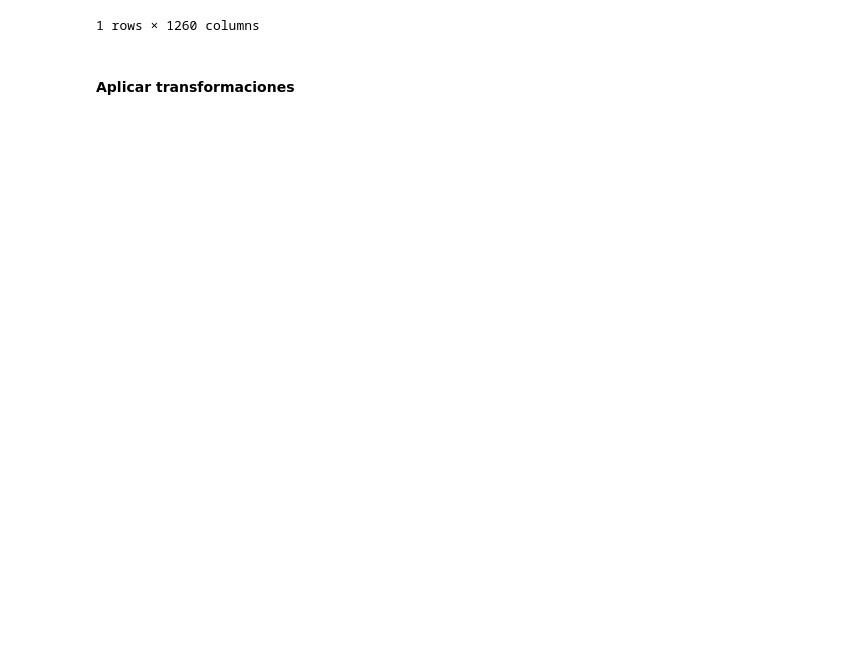
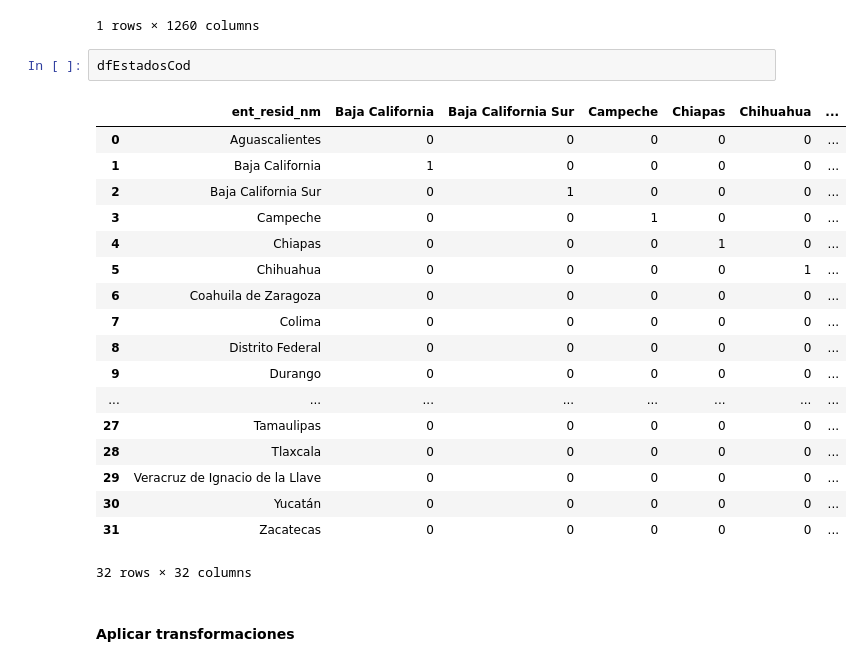
Before and after one commit to aledelorbe/pt2Codigos, a Jupyter notebook: SegundasActividades/Algoritmos.ipynb, the cells around one changed output. Cells and saved outputs as stored; diff of their text form; blank space fills up the shorter version.

```diff
--- a/SegundasActividades/Algoritmos.ipynb
+++ b/SegundasActividades/Algoritmos.ipynb
@@ -500,6 +500,27 @@ dfCanceresCodVect
 |  | Bone0 | Brain0 | Breast0 | Cervix Uteri0 | Colon and Rectum0 | Esophagus0 | Eyes0 | Female Genitals0 | ... |
 | 0 | 0 | 0 | 0 | 0 | 0 | 0 | 0 | 0 | ... |
 1 rows × 1260 columns
+# %%
+dfEstadosCod
+# %% [output]
+|  | ent_resid_nm | Baja California | Baja California Sur | Campeche | Chiapas | Chihuahua | ... |
+| 0 | Aguascalientes | 0 | 0 | 0 | 0 | 0 | ... |
+| 1 | Baja California | 1 | 0 | 0 | 0 | 0 | ... |
+| 2 | Baja California Sur | 0 | 1 | 0 | 0 | 0 | ... |
+| 3 | Campeche | 0 | 0 | 1 | 0 | 0 | ... |
+| 4 | Chiapas | 0 | 0 | 0 | 1 | 0 | ... |
+| 5 | Chihuahua | 0 | 0 | 0 | 0 | 1 | ... |
+| 6 | Coahuila de Zaragoza | 0 | 0 | 0 | 0 | 0 | ... |
+| 7 | Colima | 0 | 0 | 0 | 0 | 0 | ... |
+| 8 | Distrito Federal | 0 | 0 | 0 | 0 | 0 | ... |
+| 9 | Durango | 0 | 0 | 0 | 0 | 0 | ... |
+| ... | ... | ... | ... | ... | ... | ... | ... |
+| 27 | Tamaulipas | 0 | 0 | 0 | 0 | 0 | ... |
+| 28 | Tlaxcala | 0 | 0 | 0 | 0 | 0 | ... |
+| 29 | Veracruz de Ignacio de la Llave | 0 | 0 | 0 | 0 | 0 | ... |
+| 30 | Yucatán | 0 | 0 | 0 | 0 | 0 | ... |
+| 31 | Zacatecas | 0 | 0 | 0 | 0 | 0 | ... |
+32 rows × 32 columns
 # %% [markdown]
 #### Aplicar transformaciones
 # %%
```
Also changed, not shown: parts of 1 cell of this notebook.
